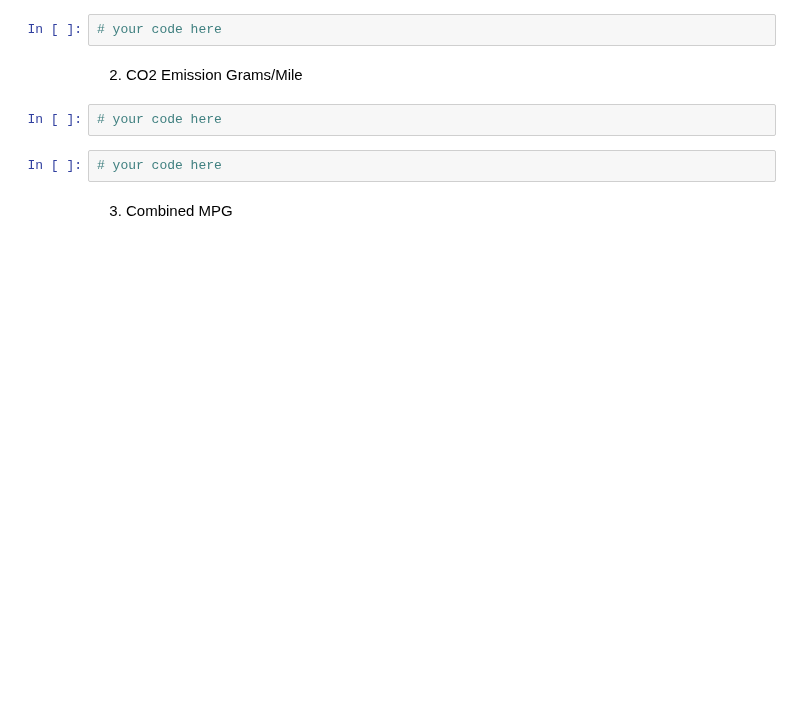
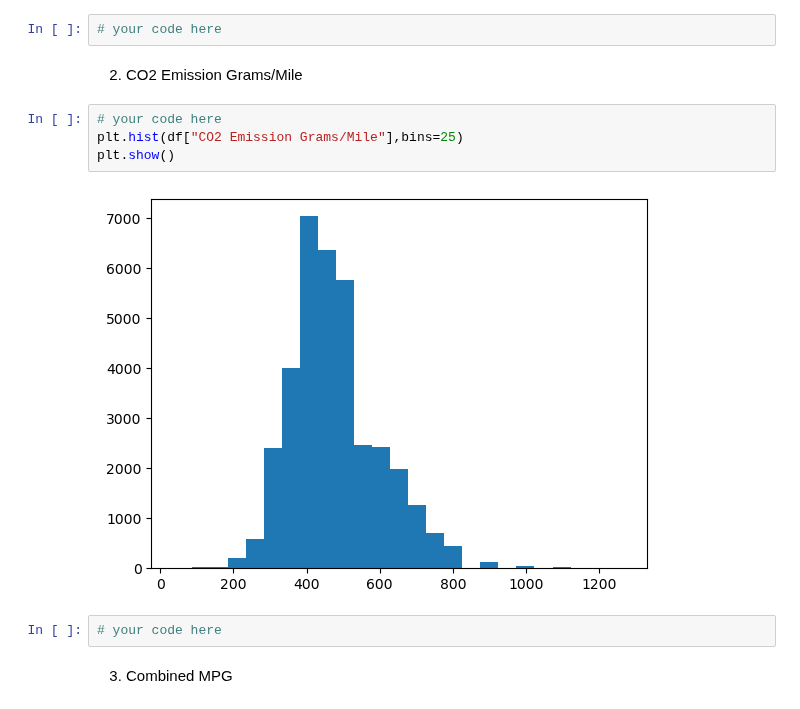
Before and after one commit to ironhack-labs/lab-continuous-probability-distributions-en, a Jupyter notebook: your-code/main.ipynb, the cells around one changed output. Saved outputs shown, nothing was run; the diff lists cells and outputs as text; blank space fills up the shorter version.

```diff
--- a/your-code/main.ipynb
+++ b/your-code/main.ipynb
@@ -95,8 +160,12 @@ Then plot the histograms for the following variables:
 # your code here
 # %% [markdown]
 2. CO2 Emission Grams/Mile
-# %%
-# your code here
+# %%
+# your code here
+plt.hist(df["CO2 Emission Grams/Mile"],bins=25)
+plt.show()
+# %% [output]
+[figure, added]
 # %%
 # your code here
 # %% [markdown]
```
Also changed, not shown: parts of 35 cells of this notebook.
